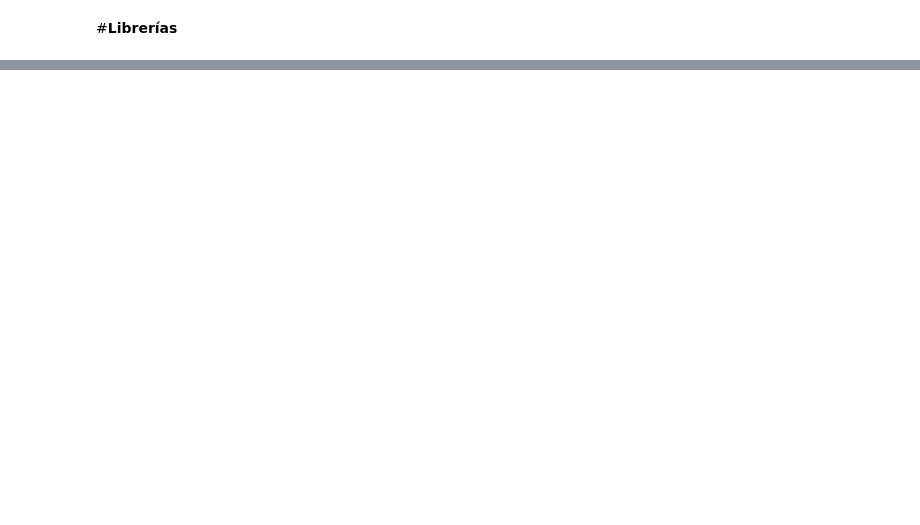
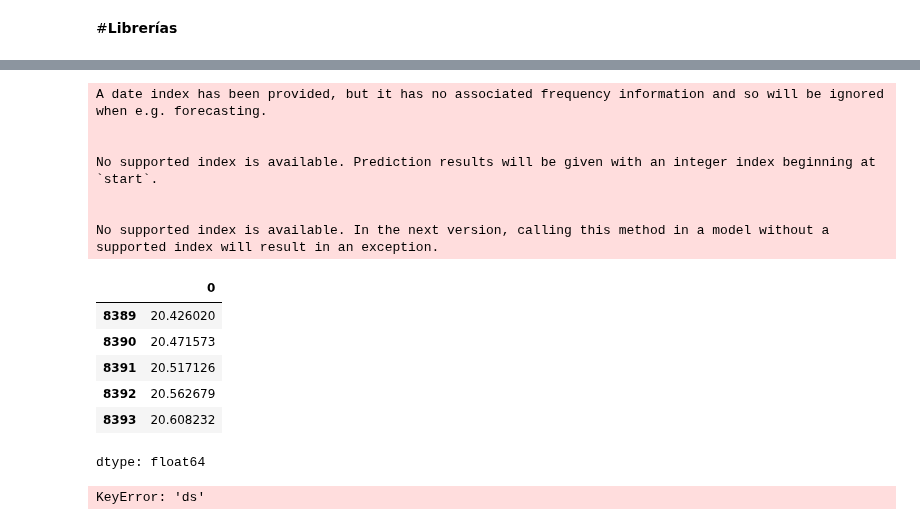
Before and after one commit to rubusarbaro/supplychain-forecast-FIME, a Jupyter notebook: PIA_Holt.ipynb, the cells around one changed output, grey strips where cells are left out. Cells and saved outputs as stored; diff of their text form; code cells hidden in the pictures; blank space fills up the shorter version.

```diff
--- a/PIA_Holt.ipynb
+++ b/PIA_Holt.ipynb
@@ -33,0 +224,39 @@ from statsmodels.tsa.holtwinters import ExponentialSmoothing  # Librería de Hol
+# %%
+# @title Parámetros del modelo
+Días_a_pronosticar = 90 # @param {"type":"slider","min":0,"max":90,"step":1}
+Tipo_de_tendencia = "additive" # @param ["additive","multiplicative"]
+alpha = 0.8 # @param {"type":"slider","min":0,"max":1,"step":0.1}
+beta = 0.2 # @param {"type":"slider","min":0,"max":1,"step":0.1}
+
+days2forecast = Días_a_pronosticar
+trend_type = Tipo_de_tendencia
+# %%
+# @title Entrenamiento del modelo
+
+model = ExponentialSmoothing(df["dato"], trend=trend_type, seasonal=None).fit(smoothing_level=alpha, smoothing_trend=beta)
+
+forecast = model.forecast(days2forecast)
+forecast.head()
+# %% [output]
+A date index has been provided, but it has no associated frequency information and so will be ignored when e.g. forecasting.
+
+
+No supported index is available. Prediction results will be given with an integer index beginning at `start`.
+
+
+No supported index is available. In the next version, calling this method in a model without a supported index will result in an exception.
+|  | 0 |
+| 8389 | 20.426020 |
+| 8390 | 20.471573 |
+| 8391 | 20.517126 |
+| 8392 | 20.562679 |
+| 8393 | 20.608232 |
+dtype: float64
+# %%
+# @title Gráfica del conjunto de datos real vs. el pronosticado
+
+real_vs_forecast_plt(real_df = df, real_time_column_name = "fecha", real_value_column_name = "dato", forecast_df = forecast, title="Tipo de cambio real vs Prophet",yaxis_title = "Tipo de cambio")  # Crea la gráfica comparativa de las ventas reales vs el pronóstico.
+# model.plot(forecast)  # Crea la gráfica del forecast.
+# plt.show()  # Muestra la gráfica del forecast.
+# %% [output]
+KeyError: 'ds'
```
Also changed, not shown: parts of 10 cells of this notebook.
